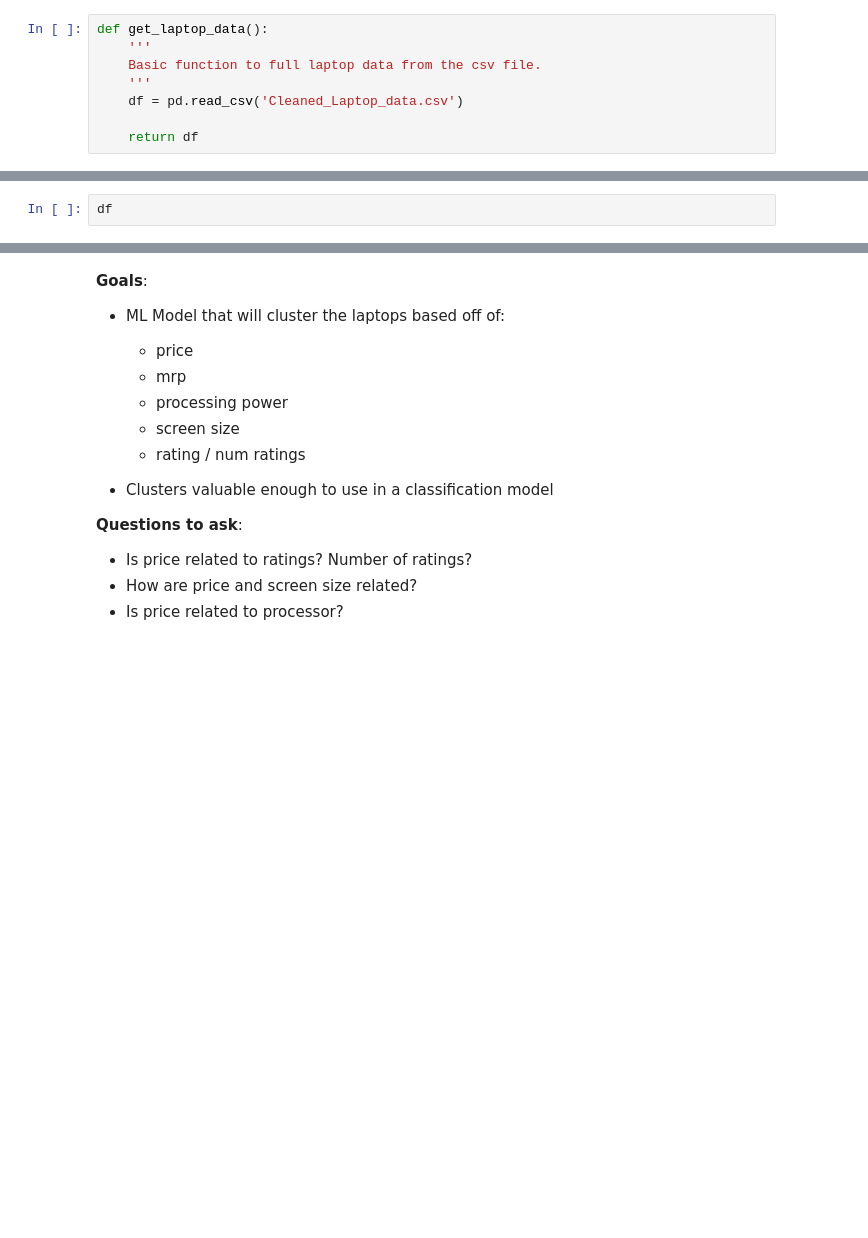
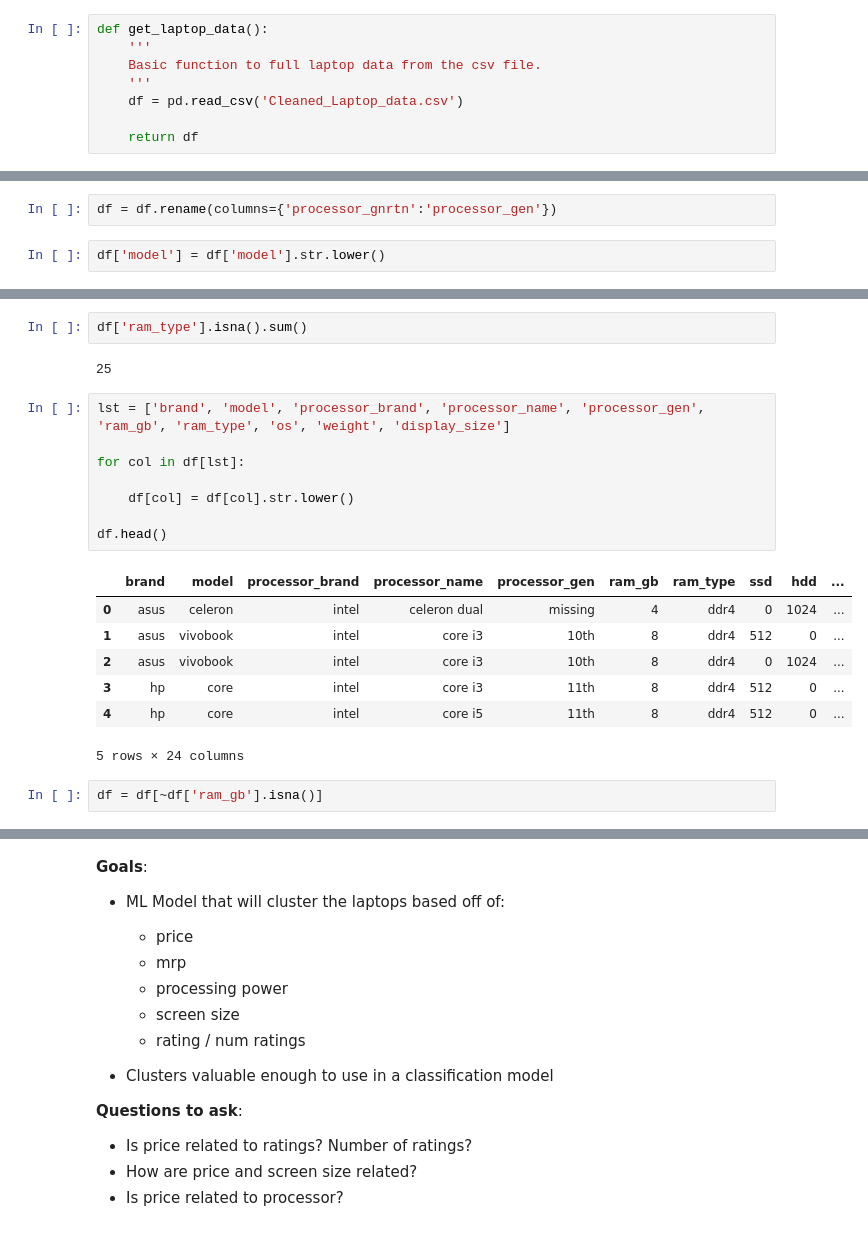
Before and after one commit to laptop-project/data, a Jupyter notebook: shawn_workbook.ipynb, the cells around one changed output, grey strips where cells are left out. Drawn from its saved outputs; the diff is of its cells as text; blank space fills up the shorter version.

```diff
--- a/shawn_workbook.ipynb
+++ b/shawn_workbook.ipynb
@@ -293,4 +309,6 @@ def clean_data():
 
     return df
+# %%
+df = df.rename(columns={'processor_gnrtn':'processor_gen'})
 # %%
-df
+df['model'] = df['model'].str.lower()
@@ -310,0 +335,22 @@ df
+# %%
+df['ram_type'].isna().sum()
+# %% [output]
+25
+# %%
+lst = ['brand', 'model', 'processor_brand', 'processor_name', 'processor_gen', 'ram_gb', 'ram_type', 'os', 'weight', 'display_size']
+
+for col in df[lst]:
+
+    df[col] = df[col].str.lower()
+
+df.head()
+# %% [output]
+|  | brand | model | processor_brand | processor_name | processor_gen | ram_gb | ram_type | ssd | hdd | ... |
+| 0 | asus | celeron | intel | celeron dual | missing | 4 | ddr4 | 0 | 1024 | ... |
+| 1 | asus | vivobook | intel | core i3 | 10th | 8 | ddr4 | 512 | 0 | ... |
+| 2 | asus | vivobook | intel | core i3 | 10th | 8 | ddr4 | 0 | 1024 | ... |
+| 3 | hp | core | intel | core i3 | 11th | 8 | ddr4 | 512 | 0 | ... |
+| 4 | hp | core | intel | core i5 | 11th | 8 | ddr4 | 512 | 0 | ... |
+5 rows × 24 columns
+# %%
+df = df[~df['ram_gb'].isna()]
```
Also changed, not shown: parts of 18 cells of this notebook.
